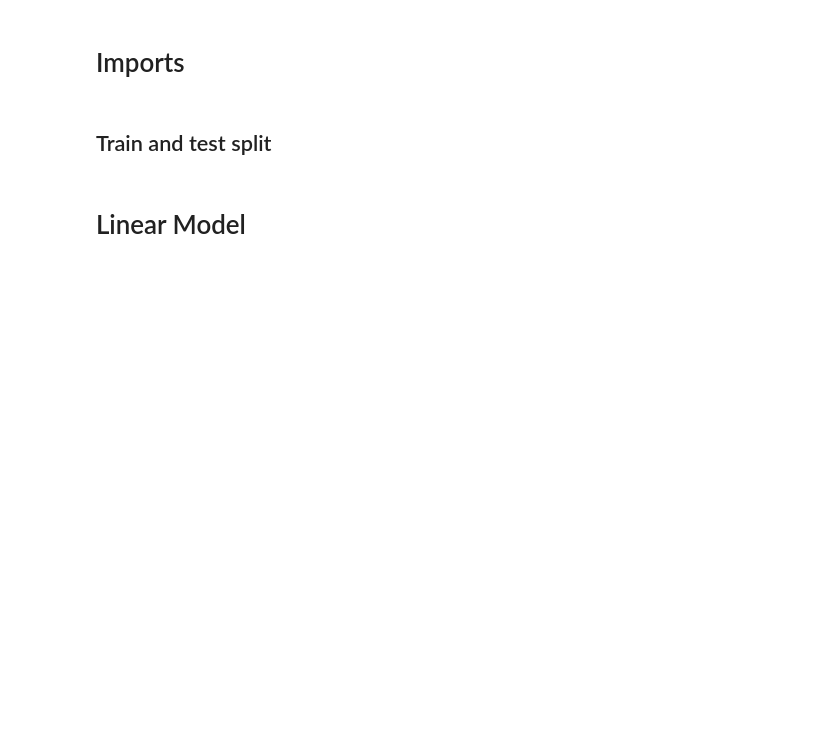
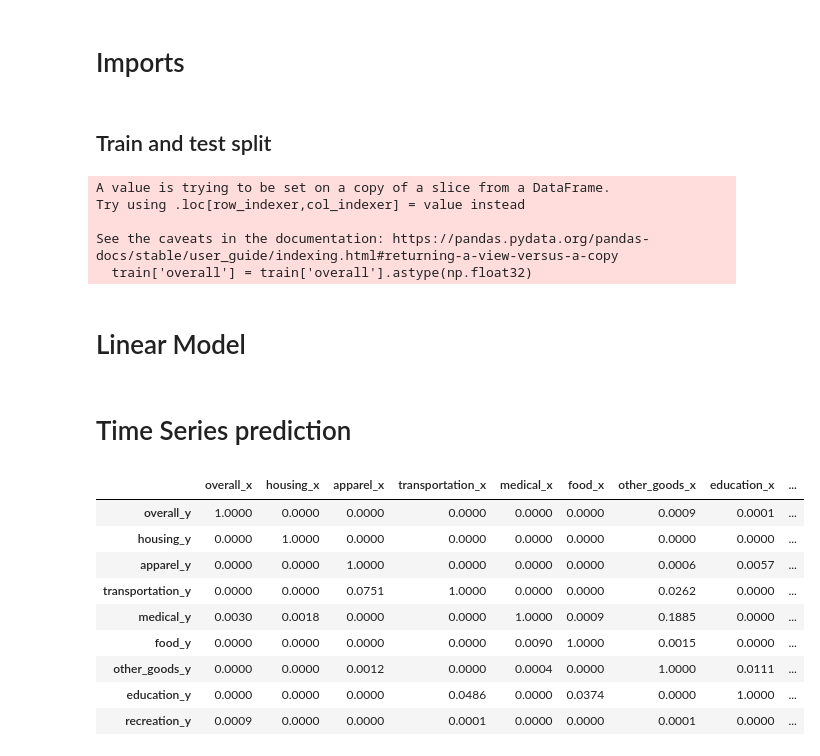
Before and after one commit to saichandra42/CPI-Prediction, a Jupyter notebook: notebooks/models.ipynb, the cells around one changed output. Saved outputs shown, nothing was run; the diff lists cells and outputs as text; code cells hidden in the pictures; blank space fills up the shorter version.

```diff
--- a/notebooks/models.ipynb
+++ b/notebooks/models.ipynb
@@ -11,14 +12,21 @@ import torch.optim as optim
 ## Train and test split
 # %%
 final = pd.read_excel("../data/processed/final.xlsx")
+final = final[final.columns[2:]]
+#divide data into train and test
 
-#divide data into train and test
 train_ind = int(len(final)*0.8)
 train = final[:train_ind]
 test = final[train_ind:]
 
-train = train[train.columns[2:]]
+#train = train[train.columns[2:]]
 train['overall'] = train['overall'].astype(np.float32)
+# %% [output]
+A value is trying to be set on a copy of a slice from a DataFrame.
+Try using .loc[row_indexer,col_indexer] = value instead
+
+See the caveats in the documentation: https://pandas.pydata.org/pandas-docs/stable/user_guide/indexing.html#returning-a-view-versus-a-copy
+  train['overall'] = train['overall'].astype(np.float32)
 # %% [markdown]
 # Linear Model
 # %%
@@ -32,3 +37,5 @@ input_features = x.shape[1]
 output_features = 1
 learning_rate = 0.001
 epochs = 10
+# %% [markdown]
+# Time Series prediction
@@ -34,0 +44,38 @@ epochs = 10
+# %%
+from statsmodels.tsa.stattools import grangercausalitytests
+maxlag=50
+test = 'ssr_chi2test'
+def grangers_causation_matrix(data, variables, test='ssr_chi2test', verbose=False):
+    """Check Granger Causality of all possible combinations of the Time series.
+    The rows are the response variable, columns are predictors. The values in the table
+    are the P-Values. P-Values lesser than the significance level (0.05), implies
+    the Null Hypothesis that the coefficients of the corresponding past values is
+    zero, that is, the X does not cause Y can be rejected.
+
+    data      : pandas dataframe containing the time series variables
+    variables : list containing names of the time series variables.
+    """
+    df = pd.DataFrame(np.zeros((len(variables), len(variables))), columns=variables, index=variables)
+    for c in df.columns:
+        for r in df.index:
+            test_result = grangercausalitytests(data[[r, c]], maxlag=maxlag, verbose=False)
+            p_values = [round(test_result[i+1][0][test][1],4) for i in range(maxlag)]
+            if verbose: print(f'Y = {r}, X = {c}, P Values = {p_values}')
+            min_p_value = np.min(p_values)
+            df.loc[r, c] = min_p_value
+    df.columns = [var + '_x' for var in variables]
+    df.index = [var + '_y' for var in variables]
+    return df
+# %%
+grangers_causation_matrix(train, variables = train.columns)
+# %% [output]
+|  | overall_x | housing_x | apparel_x | transportation_x | medical_x | food_x | other_goods_x | education_x | ... |
+| overall_y | 1.0000 | 0.0000 | 0.0000 | 0.0000 | 0.0000 | 0.0000 | 0.0009 | 0.0001 | ... |
+| housing_y | 0.0000 | 1.0000 | 0.0000 | 0.0000 | 0.0000 | 0.0000 | 0.0000 | 0.0000 | ... |
+| apparel_y | 0.0000 | 0.0000 | 1.0000 | 0.0000 | 0.0000 | 0.0000 | 0.0006 | 0.0057 | ... |
+| transportation_y | 0.0000 | 0.0000 | 0.0751 | 1.0000 | 0.0000 | 0.0000 | 0.0262 | 0.0000 | ... |
+| medical_y | 0.0030 | 0.0018 | 0.0000 | 0.0000 | 1.0000 | 0.0009 | 0.1885 | 0.0000 | ... |
+| food_y | 0.0000 | 0.0000 | 0.0000 | 0.0000 | 0.0090 | 1.0000 | 0.0015 | 0.0000 | ... |
+| other_goods_y | 0.0000 | 0.0000 | 0.0012 | 0.0000 | 0.0004 | 0.0000 | 1.0000 | 0.0111 | ... |
+| education_y | 0.0000 | 0.0000 | 0.0000 | 0.0486 | 0.0000 | 0.0374 | 0.0000 | 1.0000 | ... |
+| recreation_y | 0.0009 | 0.0000 | 0.0000 | 0.0001 | 0.0000 | 0.0000 | 0.0001 | 0.0000 | ... |
```
Also changed, not shown: parts of 27 cells of this notebook, 10 other files.
